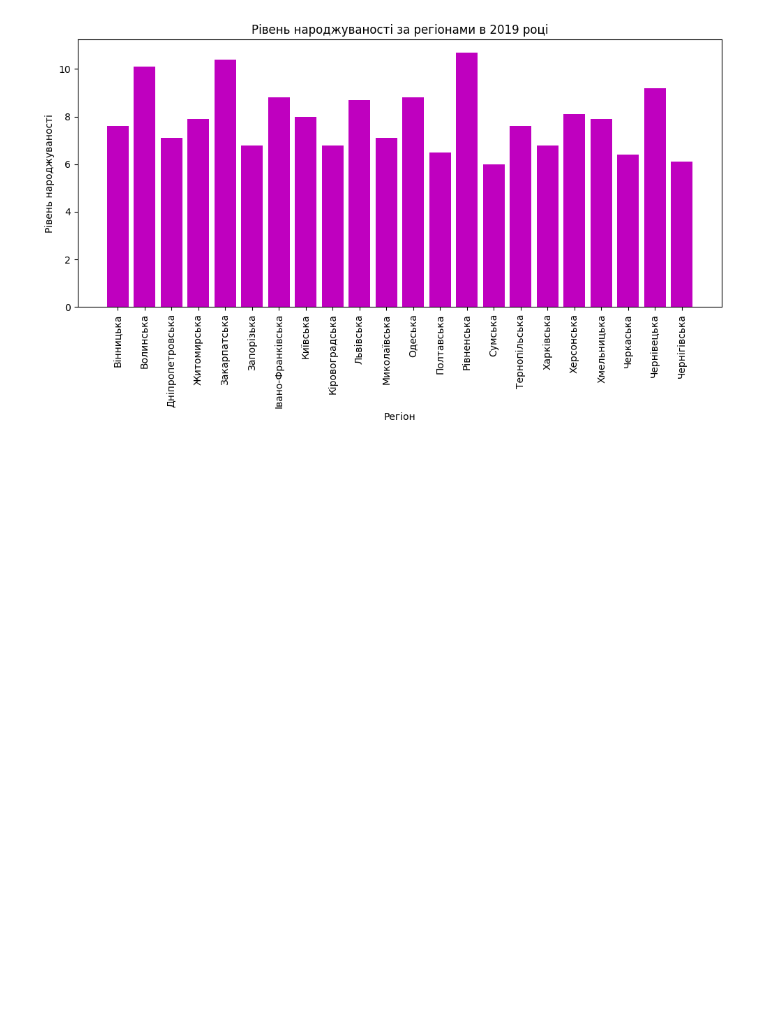
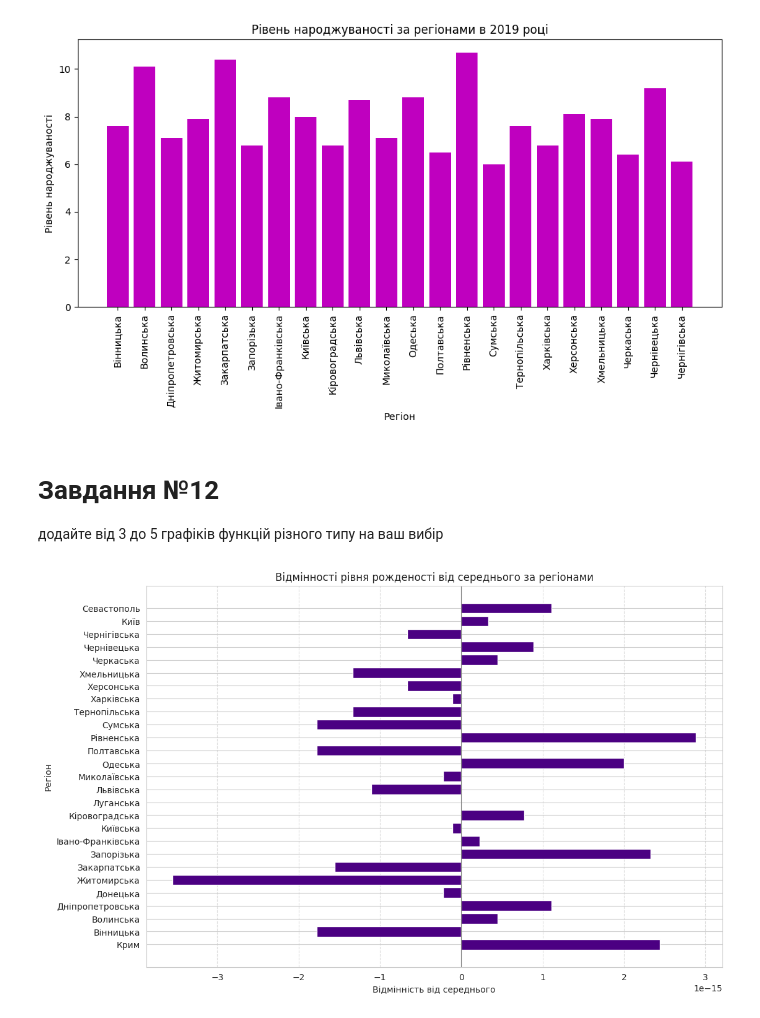
Before and after one commit to VladSkopenko/DataScience_homeworks, a Jupyter notebook: homework2/Hw2_1.ipynb, the cells around one changed output. Saved outputs shown, nothing was run; the diff lists cells and outputs as text; code cells hidden in the pictures; blank space fills up the shorter version.

Commit message:
add diagram to hw2_2

```diff
--- a/homework2/Hw2_1.ipynb
+++ b/homework2/Hw2_1.ipynb
@@ -245,3 +245,27 @@ plt.tight_layout()
 plt.show()
 # %% [output]
 [figure]
+# %% [markdown]
+# Завдання №12
+додайте від 3 до 5 графіків функцій різного типу на ваш вибір
+# %%
+import matplotlib.pyplot as plt
+
+
+regions = filled_data['Регіон']
+birth_rates = filled_data.drop('Регіон', axis=1)
+mean_birth_rate = birth_rates.mean(axis=1)
+
+
+difference = birth_rates.sub(mean_birth_rate, axis=0)
+
+plt.figure(figsize=(12, 8))
+plt.barh(regions, difference.mean(axis=1), color='Indigo')
+plt.axvline(0, color='gray', linewidth=0.8)
+plt.title('Відмінності рівня рожденості від середнього за регіонами')
+plt.xlabel('Відмінність від середнього')
+plt.ylabel('Регіон')
+plt.grid(axis='x', linestyle='--', alpha=0.7)
+plt.show()
+# %% [output]
+[figure, added]
```
Also changed, not shown: parts of 4 cells of this notebook.
